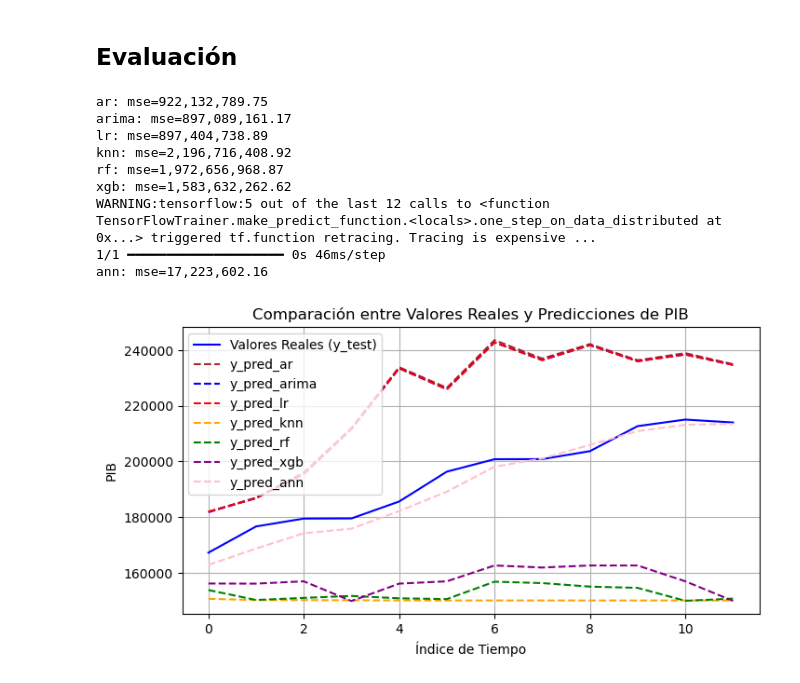
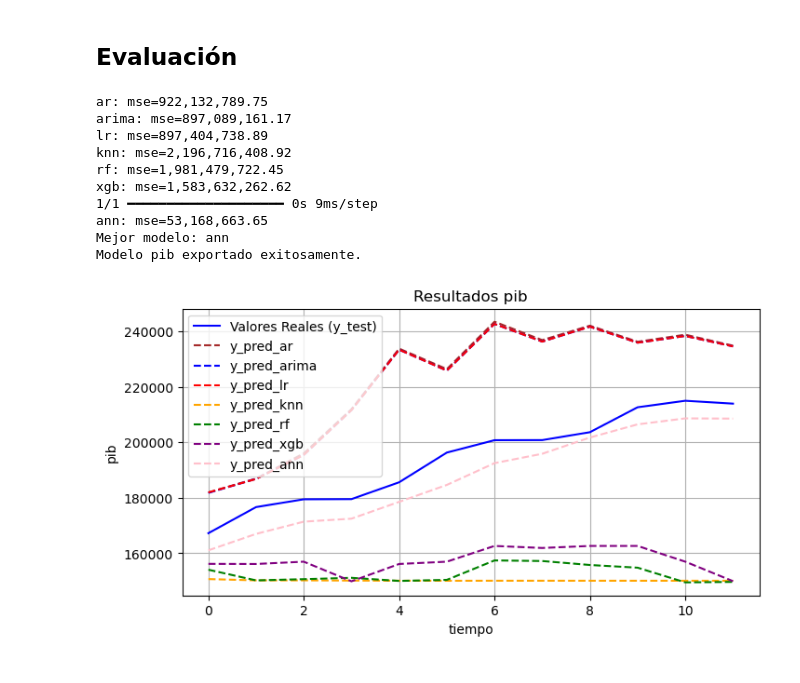
Before and after one commit to roolzpolo/papd-proyecto-final, a Jupyter notebook: 1_pib.ipynb, the cells around one changed output. Saved outputs shown, nothing was run; the diff lists cells and outputs as text; code cells hidden in the pictures.

Commit message:
exportacion de mejor modelo

```diff
--- a/1_pib.ipynb
+++ b/1_pib.ipynb
@@ -228,7 +229,7 @@ Epoch 8/100
 # %% [markdown]
 ## Evaluación
 # %%
-def evaluate(best_models, X_test, y_test):
+def evaluate(best_models, X_test, y_test, target_var):
     results = {}
     for name, model in best_models.items():
         if name in ('ar','arima'):
@@ -240,45 +241,55 @@ def evaluate(best_models, X_test, y_test):
                          'mse' : mse}
         print(f"{name}: {mse=:,.2f}")
 
+    best_model_name = min(results, key=lambda x: results[x]['mse'])
+    best_model = best_models[best_model_name]
+    print(f"Mejor modelo: {best_model_name}")
+
+    export_path = os.path.join(output_path, 'models')
+    with open(os.path.join(export_path ,f"{target_var}.pkl"), "wb") as f:
+        joblib.dump(best_model, f)
+
+    print(f"Modelo {target_var} exportado exitosamente.")
     return results
-results = evaluate(best_models, X_test, y_test)
+results = evaluate(best_models, X_test, y_test, target_var)
 # %% [output]
 ar: mse=922,132,789.75
 arima: mse=897,089,161.17
 lr: mse=897,404,738.89
 knn: mse=2,196,716,408.92
-rf: mse=1,972,656,968.87
+rf: mse=1,981,479,722.45
 xgb: mse=1,583,632,262.62
-WARNING:tensorflow:5 out of the last 12 calls to <function TensorFlowTrainer.make_predict_function.<locals>.one_step_on_data_distributed at 0x...> triggered tf.function retracing. Tracing is expensive ...
-1/1 ━━━━━━━━━━━━━━━━━━━━ 0s 46ms/step
-ann: mse=17,223,602.16
+1/1 ━━━━━━━━━━━━━━━━━━━━ 0s 9ms/step
+ann: mse=53,168,663.65
+Mejor modelo: ann
+Modelo pib exportado exitosamente.
 # %%
-def plot_comparison(results):
+def plot_comparison(results, target_var):
     colors = {'ar' : 'brown',
               'arima' : 'blue',
               'lr' : 'red',
               'knn' : 'orange',
               'rf' : 'green',
               'xgb' : 'purple',
               'ann' : 'pink'}
 
     plt.figure(figsize=(8, 4))
     plt.plot(y_test.values, label="Valores Reales (y_test)", color="blue")
 
     for name, result in results.items():
         if name in ('ar', 'arima'):
             plt.plot(result['y_pred'].reset_index(drop=True), label=f"y_pred_{name}", color=colors[name], linestyle="--")
         else:
             plt.plot(result['y_pred'], label=f"y_pred_{name}", color=colors[name], linestyle="--")
 
-    plt.xlabel("Índice de Tiempo")
-    plt.ylabel("PIB")
-    plt.title("Comparación entre Valores Reales y Predicciones de PIB")
+    plt.xlabel("tiempo")
+    plt.ylabel(target_var)
+    plt.title(f"Resultados {target_var}")
     plt.legend()
     plt.grid()
     plt.savefig('image.png', dpi=300)
     plt.show()
 
-plot_comparison(results)
+plot_comparison(results, target_var)
 # %% [output]
-[figure, old version]
+[figure, new version]
```
Also changed, not shown: parts of 4 cells of this notebook, 3 other files.
